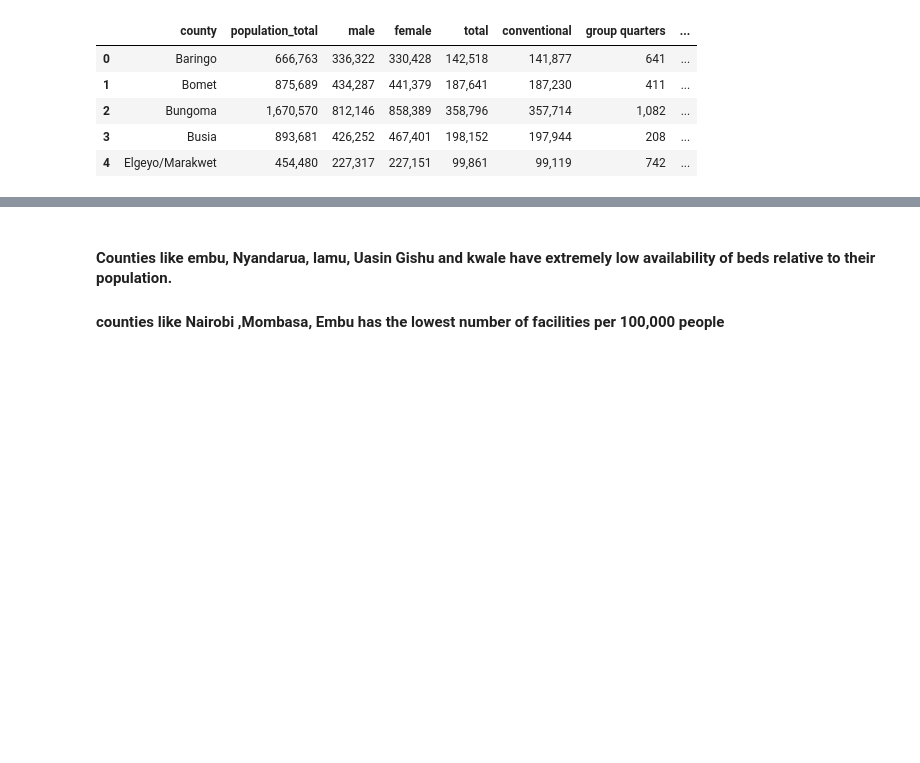
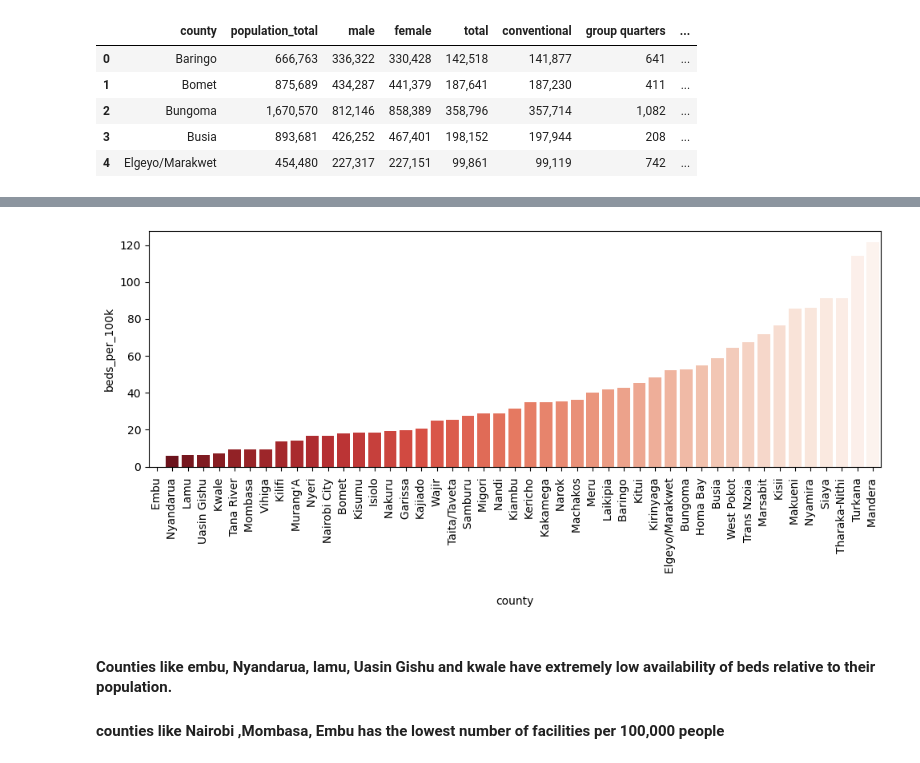
Before and after one commit to csaafrica/Group1-Healthcare_Access_Inequality_Predictor, a Jupyter notebook: h.ipynb, the cells around one changed output, grey strips where cells are left out. Saved outputs shown, nothing was run; the diff lists cells and outputs as text; code cells hidden in the pictures; blank space fills up the shorter version.

```diff
--- a/h.ipynb
+++ b/h.ipynb
@@ -393,3 +396,16 @@ plt.show()
+# %%
+fig, ax = plt.subplots(figsize=(10, 5))
+sns.barplot(
+    x='county', y='beds_per_100k',
+    data=lowest_beds,
+    hue='county', palette="Reds_r",
+    legend=False
+)
+plt.xticks(rotation=90)
+plt.tight_layout()
+plt.show()
+# %% [output]
+[figure, added]
 # %% [markdown]
 #### Counties like embu, Nyandarua, lamu, Uasin Gishu and kwale have extremely low availability of beds relative to their population.
 #### counties like Nairobi ,Mombasa, Embu has the lowest number of facilities per 100,000 people
```
Also changed, not shown: parts of 8 cells of this notebook.
